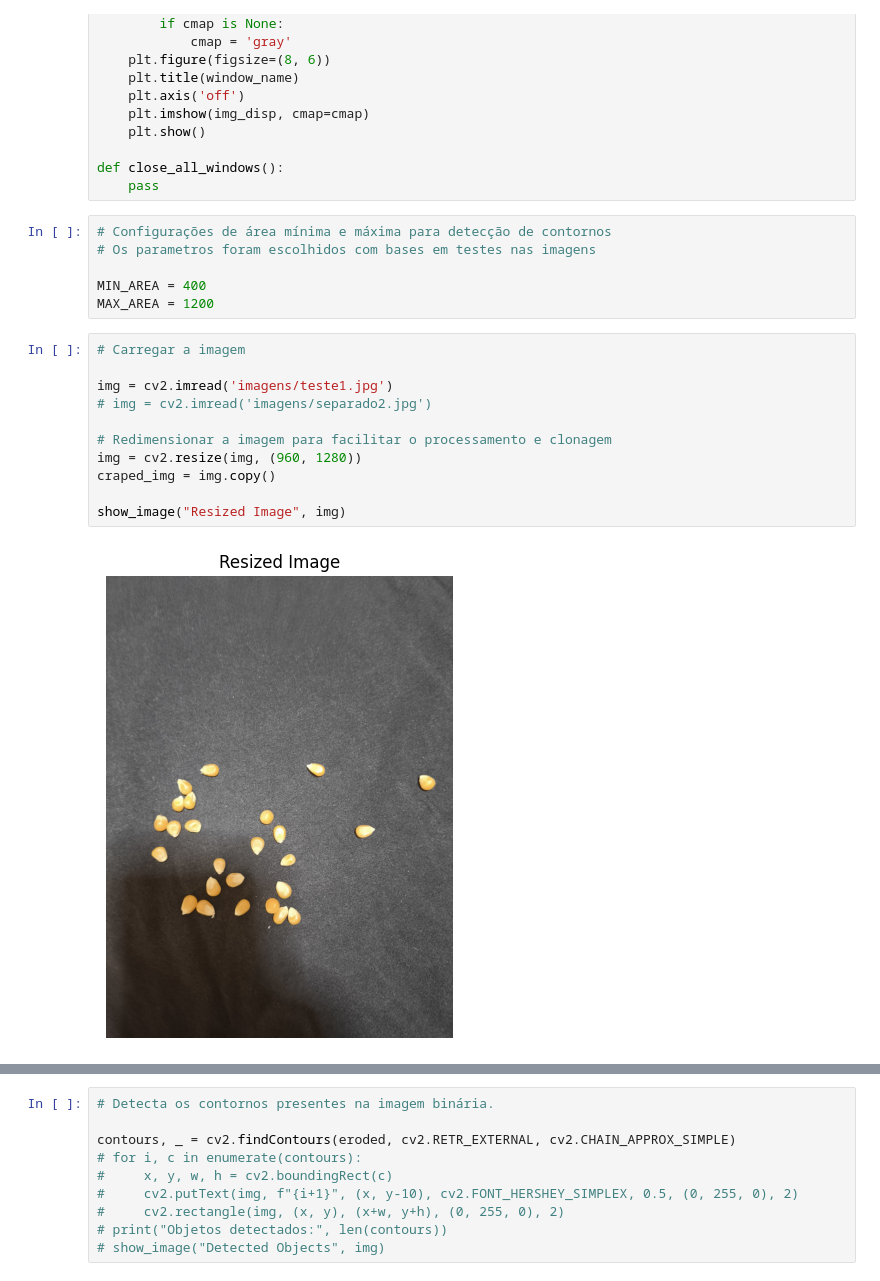
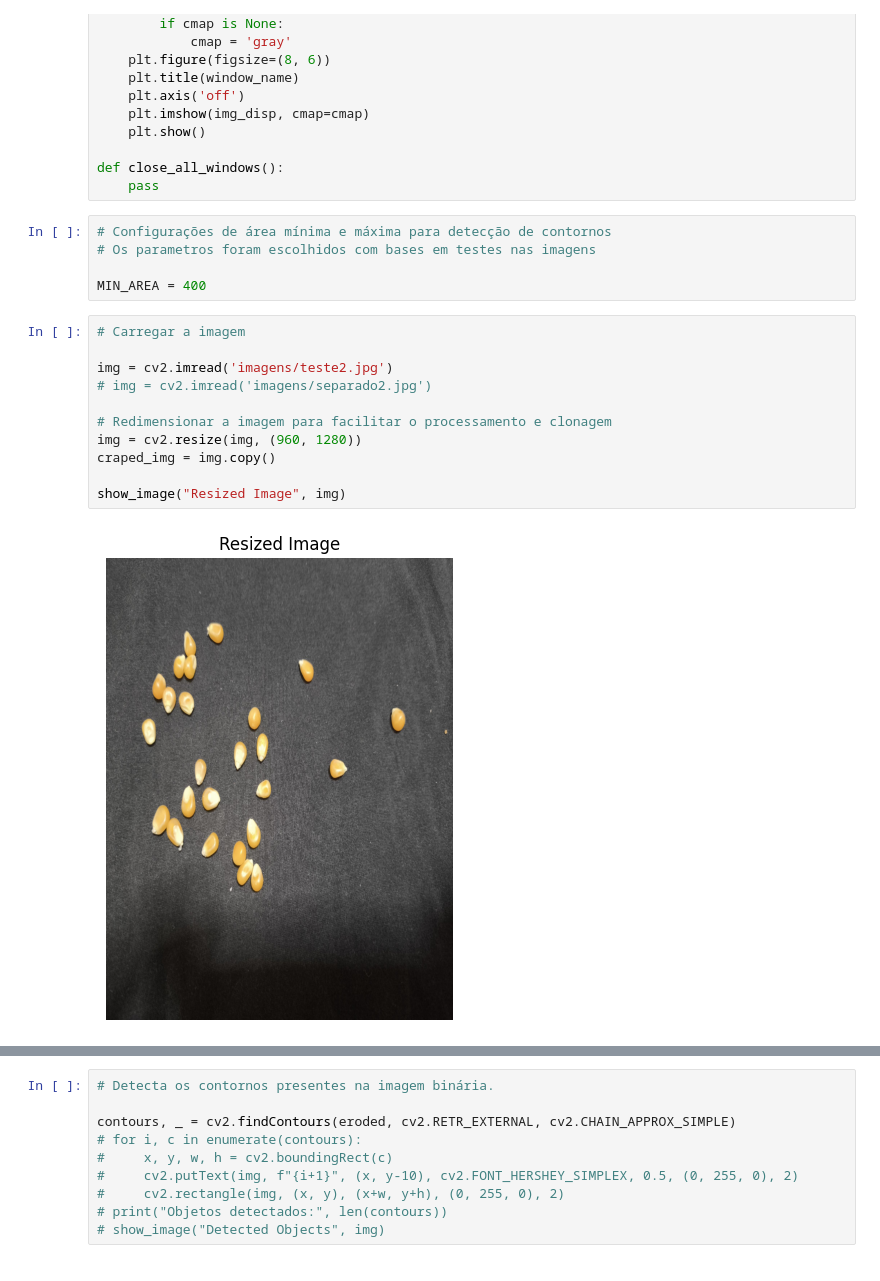
Before and after one commit to piedro404/agro-grain-analyzer, a Jupyter notebook: analyze_corn_ai.ipynb, the cells around one changed output, grey strips where cells are left out. Saved outputs shown, nothing was run; the diff lists cells and outputs as text.

```diff
--- a/analyze_corn_ai.ipynb
+++ b/analyze_corn_ai.ipynb
@@ -30,20 +30,19 @@ def close_all_windows():
 # Os parametros foram escolhidos com bases em testes nas imagens
 
 MIN_AREA = 400
-MAX_AREA = 1200
 # %%
 # Carregar a imagem
 
-img = cv2.imread('imagens/teste1.jpg')
+img = cv2.imread('imagens/teste2.jpg')
 # img = cv2.imread('imagens/separado2.jpg')
 
 # Redimensionar a imagem para facilitar o processamento e clonagem
 img = cv2.resize(img, (960, 1280))
 craped_img = img.copy()
 
 show_image("Resized Image", img)
 # %% [output]
-[figure, old version]
+[figure, new version]
 # %%
 # Converte a imagem de BGR para tons de cinza.
 # Isso reduz a complexidade da imagem para um único canal de intensidade, facilitando etapas posteriores como limiarização e detecção de bordas.
```
Also changed, not shown: parts of 8 cells of this notebook, 1 other file.
